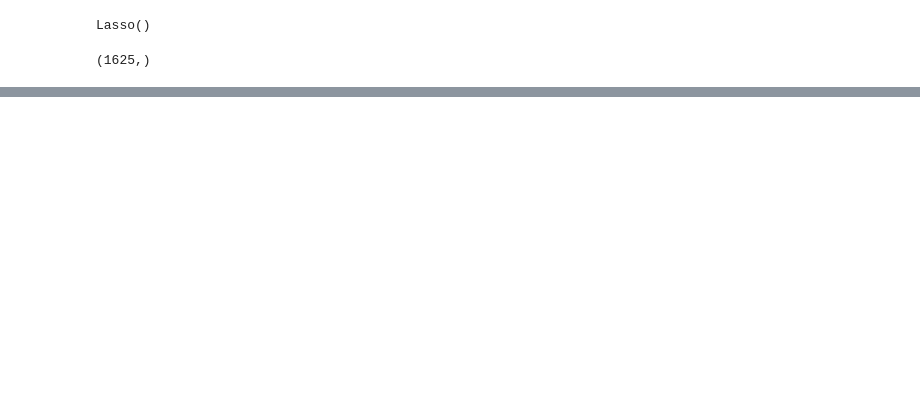
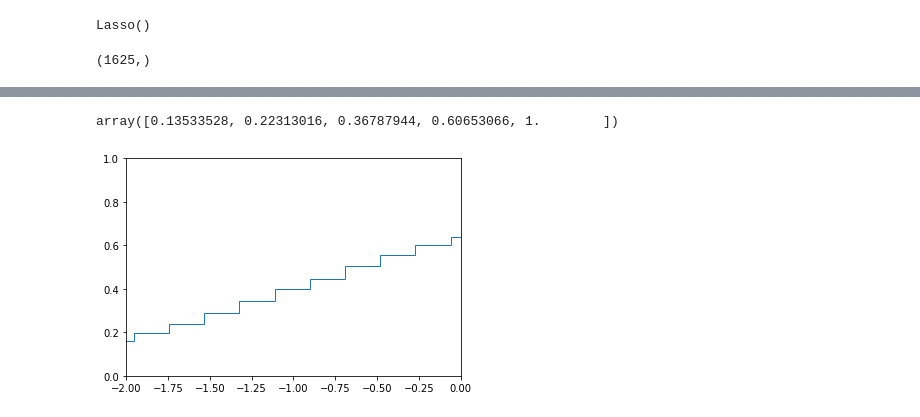
Before and after one commit to Minombreesana/IMDB-project, a Jupyter notebook: IMDB_project/model.ipynb, the cells around one changed output, grey strips where cells are left out. Drawn from its saved outputs; the diff is of its cells as text; code cells hidden in the pictures; blank space fills up the shorter version.

```diff
--- a/IMDB_project/model.ipynb
+++ b/IMDB_project/model.ipynb
@@ -56,0 +82,7 @@ plt.hist([predicted, y_test]);
+# %%
+plt.hist(lap_residuals,bins = 100, density= 1, histtype='step', cumulative = True);
+plt.axis([-2,0,0,1])
+np.power(np.exp(1)*np.ones(5),np.linspace(-2,0,5))
+# %% [output]
+array([0.13533528, 0.22313016, 0.36787944, 0.60653066, 1.        ])
+[figure, added]
```
Also changed, not shown: parts of 8 cells of this notebook.
